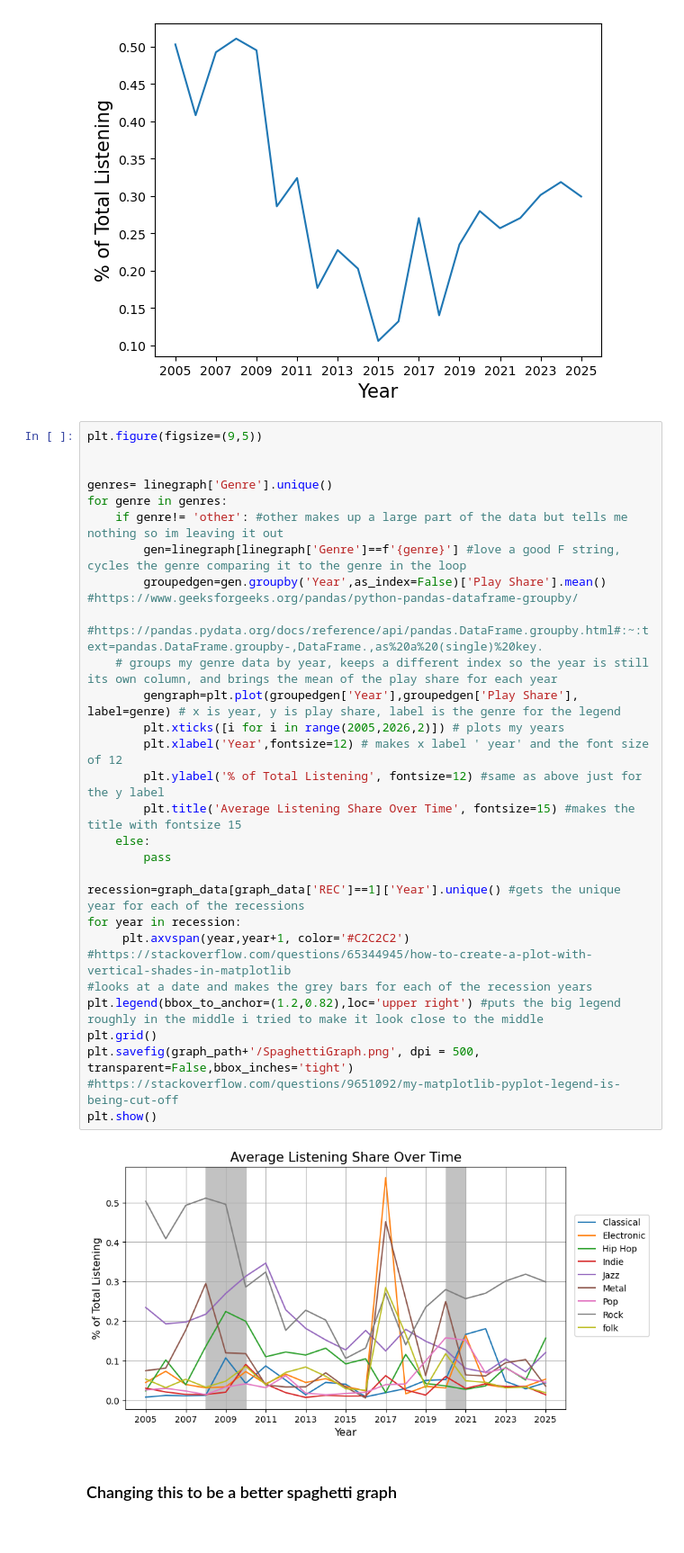
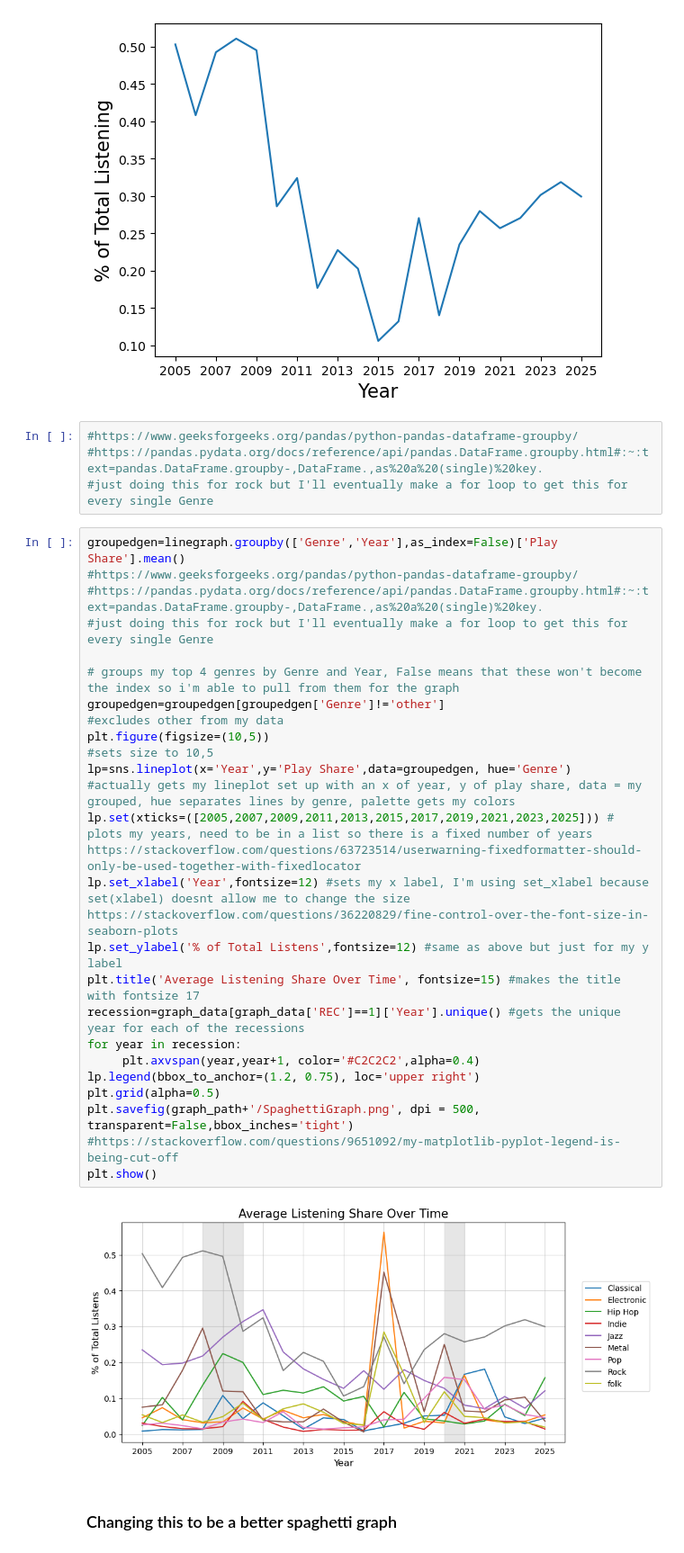
Before and after one commit to ProfKaltenberg/graphing-assignment-atuosto1, a Jupyter notebook: Assignment 3 new.ipynb, the cells around one changed output. Shown at 90% size. Saved outputs shown, nothing was run; the diff lists cells and outputs as text.

```diff
--- a/Assignment 3 new.ipynb
+++ b/Assignment 3 new.ipynb
@@ -62,34 +62,35 @@ plt.ylabel('% of Total Listening', fontsize=15)
 plt.show()
 # %% [output]
 [figure]
-# %%
-plt.figure(figsize=(9,5))
-
-
-genres= linegraph['Genre'].unique()
-for genre in genres:
-    if genre!= 'other': #other makes up a large part of the data but tells me nothing so im leaving it out
-        gen=linegraph[linegraph['Genre']==f'{genre}'] #love a good F string, cycles the genre comparing it to the genre in the loop
-        groupedgen=gen.groupby('Year',as_index=False)['Play Share'].mean() #https://www.geeksforgeeks.org/pandas/python-pandas-dataframe-groupby/
-    #https://pandas.pydata.org/docs/reference/api/pandas.DataFrame.groupby.html#:~:text=pandas.DataFrame.groupby-,DataFrame.,as%20a%20(single)%20key.
-    # groups my genre data by year, keeps a different index so the year is still its own column, and brings the mean of the play share for each year
-        gengraph=plt.plot(groupedgen['Year'],groupedgen['Play Share'], label=genre) # x is year, y is play share, label is the genre for the legend
-        plt.xticks([i for i in range(2005,2026,2)]) # plots my years
-        plt.xlabel('Year',fontsize=12) # makes x label ' year' and the font size of 12
-        plt.ylabel('% of Total Listening', fontsize=12) #same as above just for the y label
-        plt.title('Average Listening Share Over Time', fontsize=15) #makes the title with fontsize 15
-    else:
-        pass
-
-recession=graph_data[graph_data['REC']==1]['Year'].unique() #gets the unique year for each of the recessions
-for year in recession:
-     plt.axvspan(year,year+1, color='#C2C2C2') #https://stackoverflow.com/questions/65344945/how-to-create-a-plot-with-vertical-shades-in-matplotlib
-#looks at a date and makes the grey bars for each of the recession years
-plt.legend(bbox_to_anchor=(1.2,0.82),loc='upper right') #puts the big legend roughly in the middle i tried to make it look close to the middle
-plt.grid()
-plt.savefig(graph_path+'/SpaghettiGraph.png', dpi = 500, transparent=False,bbox_inches='tight') #https://stackoverflow.com/questions/9651092/my-matplotlib-pyplot-legend-is-being-cut-off
-plt.show()
-# %% [output]
-[figure, removed]
+# %%
+#https://www.geeksforgeeks.org/pandas/python-pandas-dataframe-groupby/
+#https://pandas.pydata.org/docs/reference/api/pandas.DataFrame.groupby.html#:~:text=pandas.DataFrame.groupby-,DataFrame.,as%20a%20(single)%20key.
+#just doing this for rock but I'll eventually make a for loop to get this for every single Genre
+# %%
+groupedgen=linegraph.groupby(['Genre','Year'],as_index=False)['Play Share'].mean()
+#https://www.geeksforgeeks.org/pandas/python-pandas-dataframe-groupby/
+#https://pandas.pydata.org/docs/reference/api/pandas.DataFrame.groupby.html#:~:text=pandas.DataFrame.groupby-,DataFrame.,as%20a%20(single)%20key.
+#just doing this for rock but I'll eventually make a for loop to get this for every single Genre
+
+# groups my top 4 genres by Genre and Year, False means that these won't become the index so i'm able to pull from them for the graph
+groupedgen=groupedgen[groupedgen['Genre']!='other']
+#excludes other from my data
+plt.figure(figsize=(10,5))
+#sets size to 10,5
+lp=sns.lineplot(x='Year',y='Play Share',data=groupedgen, hue='Genre')
+#actually gets my lineplot set up with an x of year, y of play share, data = my grouped, hue separates lines by genre, palette gets my colors
+lp.set(xticks=([2005,2007,2009,2011,2013,2015,2017,2019,2021,2023,2025])) # plots my years, need to be in a list so there is a fixed number of years https://stackoverflow.com/questions/63723514/userwarning-fixedformatter-should-only-be-used-together-with-fixedlocator
+lp.set_xlabel('Year',fontsize=12) #sets my x label, I'm using set_xlabel because set(xlabel) doesnt allow me to change the size https://stackoverflow.com/questions/36220829/fine-control-over-the-font-size-in-seaborn-plots
+lp.set_ylabel('% of Total Listens',fontsize=12) #same as above but just for my y label
+plt.title('Average Listening Share Over Time', fontsize=15) #makes the title with fontsize 17
+recession=graph_data[graph_data['REC']==1]['Year'].unique() #gets the unique year for each of the recessions
+for year in recession:
+     plt.axvspan(year,year+1, color='#C2C2C2',alpha=0.4)
+lp.legend(bbox_to_anchor=(1.2, 0.75), loc='upper right')
+plt.grid(alpha=0.5)
+plt.savefig(graph_path+'/SpaghettiGraph.png', dpi = 500, transparent=False,bbox_inches='tight') #https://stackoverflow.com/questions/9651092/my-matplotlib-pyplot-legend-is-being-cut-off
+plt.show()
+# %% [output]
+[figure, added]
 # %% [markdown]
 ### Changing this to be a better spaghetti graph
```
Also changed, not shown: parts of 7 cells of this notebook, 8 other files.
